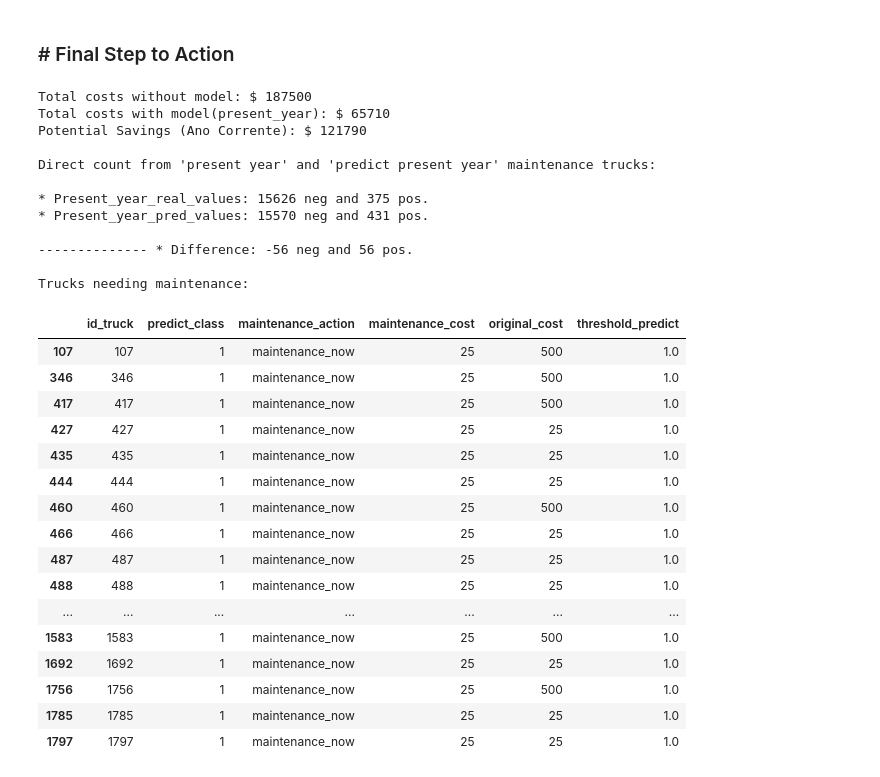
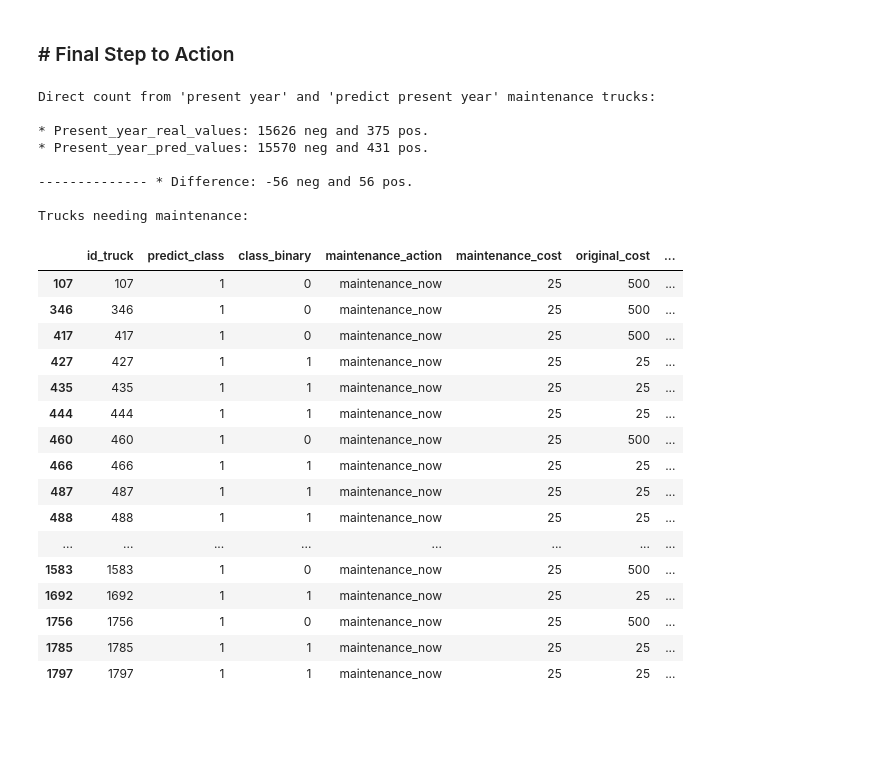
Before and after one commit to Delevati/airsystem_predict, a Jupyter notebook: models/random_forest/run_train-RF.ipynb, the cells around one changed output. Cells and saved outputs as stored; diff of their text form; code cells hidden in the pictures; blank space fills up the shorter version.

```diff
--- a/models/random_forest/run_train-RF.ipynb
+++ b/models/random_forest/run_train-RF.ipynb
@@ -255,18 +255,13 @@ Confusion Matrix (Present Year):
 # %% [markdown]
 ### # Final Step to Action
 # %%
-# Economy Custs for maintenance
-custo_total_sem_modelo = df_present['class_binary'].sum() * 500  # Custo sem o modelo (todos como manutenção corretiva)
-custo_total_com_modelo = calcular_custo_com_modelo(y_present, y_pred_present)  # Custo usando o modelo
-
-print("\nTotal costs without model: $", custo_total_sem_modelo)
-print("Total costs with model(present_year): $", custo_total_com_modelo)
-print("Potential Savings (Ano Corrente): $", custo_total_sem_modelo - custo_total_com_modelo)
+# Suponhamos que você já tenha seu DataFrame df_saida com todas as colunas necessárias
 
 # Criar DataFrame de Saída
 df_saida = pd.DataFrame({
     'id_truck': df_present.index,  # Assumindo que os IDs de caminhão podem ser usados como índices
     'predict_class': y_pred_present,  # Usar as previsões do 'Present Year'
+    'class_binary': y_present  # Adicionar a original class (class_binary)
 })
 
 # Direct count to brute verify values for predict maked and original classes on present year.
@@ -295,53 +290,49 @@ def calculate_original_cost(class_value):
     else:
         return np.nan  # ou outro valor padrão se necessário
 
 # Marcar os caminhões que precisam de manutenção com base no threshold obtido de predict_class
 df_saida['maintenance_action'] = pd.cut(df_saida['predict_class'], bins=[-np.inf, threshold_maybe, threshold_now, np.inf], labels=['no_maintenance', 'maybe_needed', 'maintenance_now'])
 
 # Calcular o custo associado a cada caminhão com base na ação determinada
 df_saida['maintenance_cost'] = df_saida['maintenance_action'].map({
     'maintenance_now': cost_now,
     'maybe_needed': cost_maybe,
     'no_maintenance': cost_not_now
 })
 
 # Calcular o custo original associado a cada caminhão com base na class_binary
-df_saida['original_cost'] = df_present['class_binary'].apply(calculate_original_cost)
+df_saida['original_cost'] = df_saida['class_binary'].apply(calculate_original_cost)
 
 # Adicionar a coluna de threshold obtida de predict_class
 df_saida['threshold_predict'] = df_saida['predict_class'].astype(float)
 
 # Imprimir caminhões que precisam de manutenção com custos associados, classes originais e thresholds
 print("Trucks needing maintenance:")
-maintenance_trucks = df_saida[df_saida['maintenance_action'] != 'no_maintenance'][['id_truck', 'predict_class', 'maintenance_action', 'maintenance_cost', 'original_cost', 'threshold_predict']].head(50)
+maintenance_trucks = df_saida[df_saida['maintenance_action'] != 'no_maintenance'][['id_truck', 'predict_class', 'class_binary', 'maintenance_action', 'maintenance_cost', 'original_cost', 'threshold_predict']].head(50)
 display(maintenance_trucks)
 # %% [output]
-Total costs without model: $ 187500
-Total costs with model(present_year): $ 65710
-Potential Savings (Ano Corrente): $ 121790
-
 Direct count from 'present year' and 'predict present year' maintenance trucks:
 
 * Present_year_real_values: 15626 neg and 375 pos.
 * Present_year_pred_values: 15570 neg and 431 pos.
 
 -------------- * Difference: -56 neg and 56 pos.
 
 Trucks needing maintenance:
-|  | id_truck | predict_class | maintenance_action | maintenance_cost | original_cost | threshold_predict |
-| 107 | 107 | 1 | maintenance_now | 25 | 500 | 1.0 |
-| 346 | 346 | 1 | maintenance_now | 25 | 500 | 1.0 |
-| 417 | 417 | 1 | maintenance_now | 25 | 500 | 1.0 |
-| 427 | 427 | 1 | maintenance_now | 25 | 25 | 1.0 |
-| 435 | 435 | 1 | maintenance_now | 25 | 25 | 1.0 |
-| 444 | 444 | 1 | maintenance_now | 25 | 25 | 1.0 |
-| 460 | 460 | 1 | maintenance_now | 25 | 500 | 1.0 |
-| 466 | 466 | 1 | maintenance_now | 25 | 25 | 1.0 |
-| 487 | 487 | 1 | maintenance_now | 25 | 25 | 1.0 |
-| 488 | 488 | 1 | maintenance_now | 25 | 25 | 1.0 |
-| ... | ... | ... | ... | ... | ... | ... |
-| 1583 | 1583 | 1 | maintenance_now | 25 | 500 | 1.0 |
-| 1692 | 1692 | 1 | maintenance_now | 25 | 25 | 1.0 |
-| 1756 | 1756 | 1 | maintenance_now | 25 | 500 | 1.0 |
-| 1785 | 1785 | 1 | maintenance_now | 25 | 25 | 1.0 |
-| 1797 | 1797 | 1 | maintenance_now | 25 | 25 | 1.0 |
+|  | id_truck | predict_class | class_binary | maintenance_action | maintenance_cost | original_cost | ... |
+| 107 | 107 | 1 | 0 | maintenance_now | 25 | 500 | ... |
+| 346 | 346 | 1 | 0 | maintenance_now | 25 | 500 | ... |
+| 417 | 417 | 1 | 0 | maintenance_now | 25 | 500 | ... |
+| 427 | 427 | 1 | 1 | maintenance_now | 25 | 25 | ... |
+| 435 | 435 | 1 | 1 | maintenance_now | 25 | 25 | ... |
+| 444 | 444 | 1 | 1 | maintenance_now | 25 | 25 | ... |
+| 460 | 460 | 1 | 0 | maintenance_now | 25 | 500 | ... |
+| 466 | 466 | 1 | 1 | maintenance_now | 25 | 25 | ... |
+| 487 | 487 | 1 | 1 | maintenance_now | 25 | 25 | ... |
+| 488 | 488 | 1 | 1 | maintenance_now | 25 | 25 | ... |
+| ... | ... | ... | ... | ... | ... | ... | ... |
+| 1583 | 1583 | 1 | 0 | maintenance_now | 25 | 500 | ... |
+| 1692 | 1692 | 1 | 1 | maintenance_now | 25 | 25 | ... |
+| 1756 | 1756 | 1 | 0 | maintenance_now | 25 | 500 | ... |
+| 1785 | 1785 | 1 | 1 | maintenance_now | 25 | 25 | ... |
+| 1797 | 1797 | 1 | 1 | maintenance_now | 25 | 25 | ... |
```
Also changed, not shown: parts of 2 cells of this notebook.
